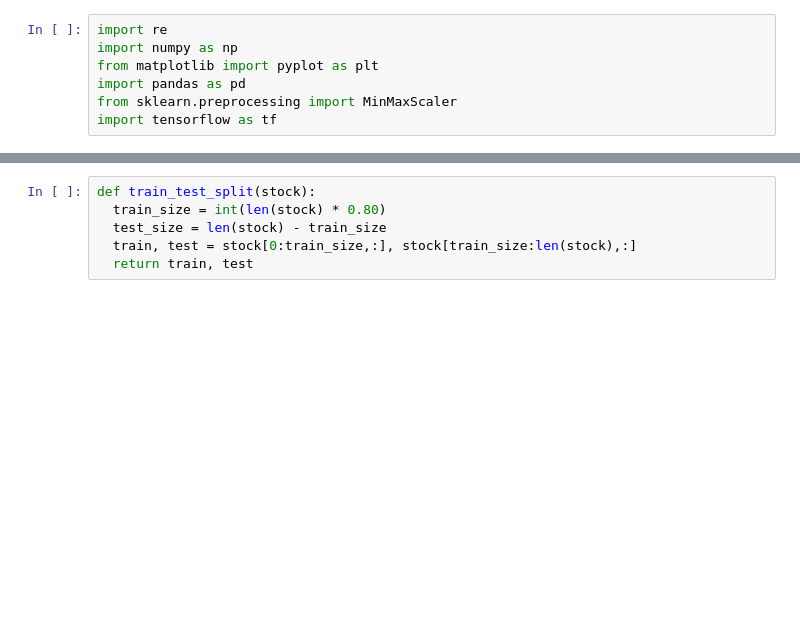
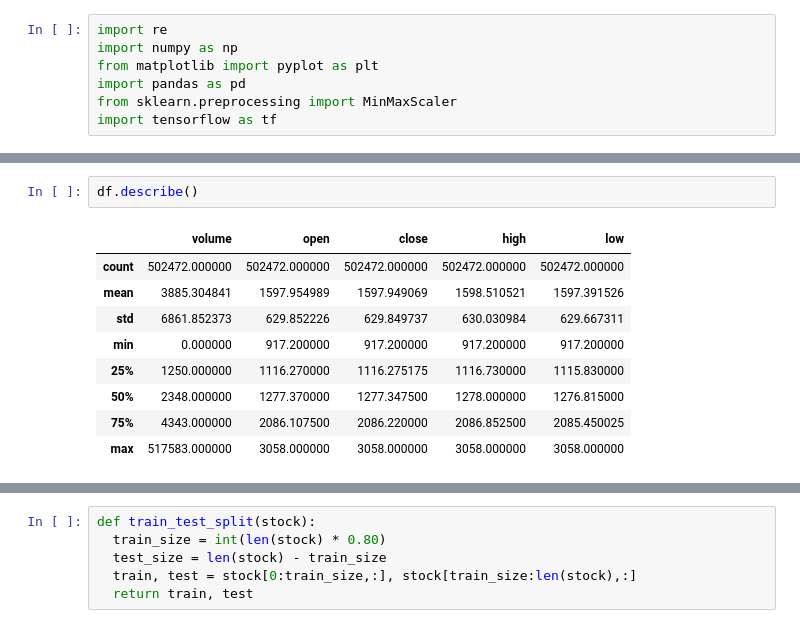
Before and after one commit to hungiee/Summer-Research, a Jupyter notebook: Apple.ipynb, the cells around one changed output, grey strips where cells are left out. Saved outputs shown, nothing was run; the diff lists cells and outputs as text; blank space fills up the shorter version.

```diff
--- a/Apple.ipynb
+++ b/Apple.ipynb
@@ -45,0 +43,12 @@ yahoo_stock_n = normalization(yahoo_stock)
+# %%
+df.describe()
+# %% [output]
+|  | volume | open | close | high | low |
+| count | 502472.000000 | 502472.000000 | 502472.000000 | 502472.000000 | 502472.000000 |
+| mean | 3885.304841 | 1597.954989 | 1597.949069 | 1598.510521 | 1597.391526 |
+| std | 6861.852373 | 629.852226 | 629.849737 | 630.030984 | 629.667311 |
+| min | 0.000000 | 917.200000 | 917.200000 | 917.200000 | 917.200000 |
+| 25% | 1250.000000 | 1116.270000 | 1116.275175 | 1116.730000 | 1115.830000 |
+| 50% | 2348.000000 | 1277.370000 | 1277.347500 | 1278.000000 | 1276.815000 |
+| 75% | 4343.000000 | 2086.107500 | 2086.220000 | 2086.852500 | 2085.450025 |
+| max | 517583.000000 | 3058.000000 | 3058.000000 | 3058.000000 | 3058.000000 |
```
Also changed, not shown: parts of 9 cells of this notebook, 4 other files.
